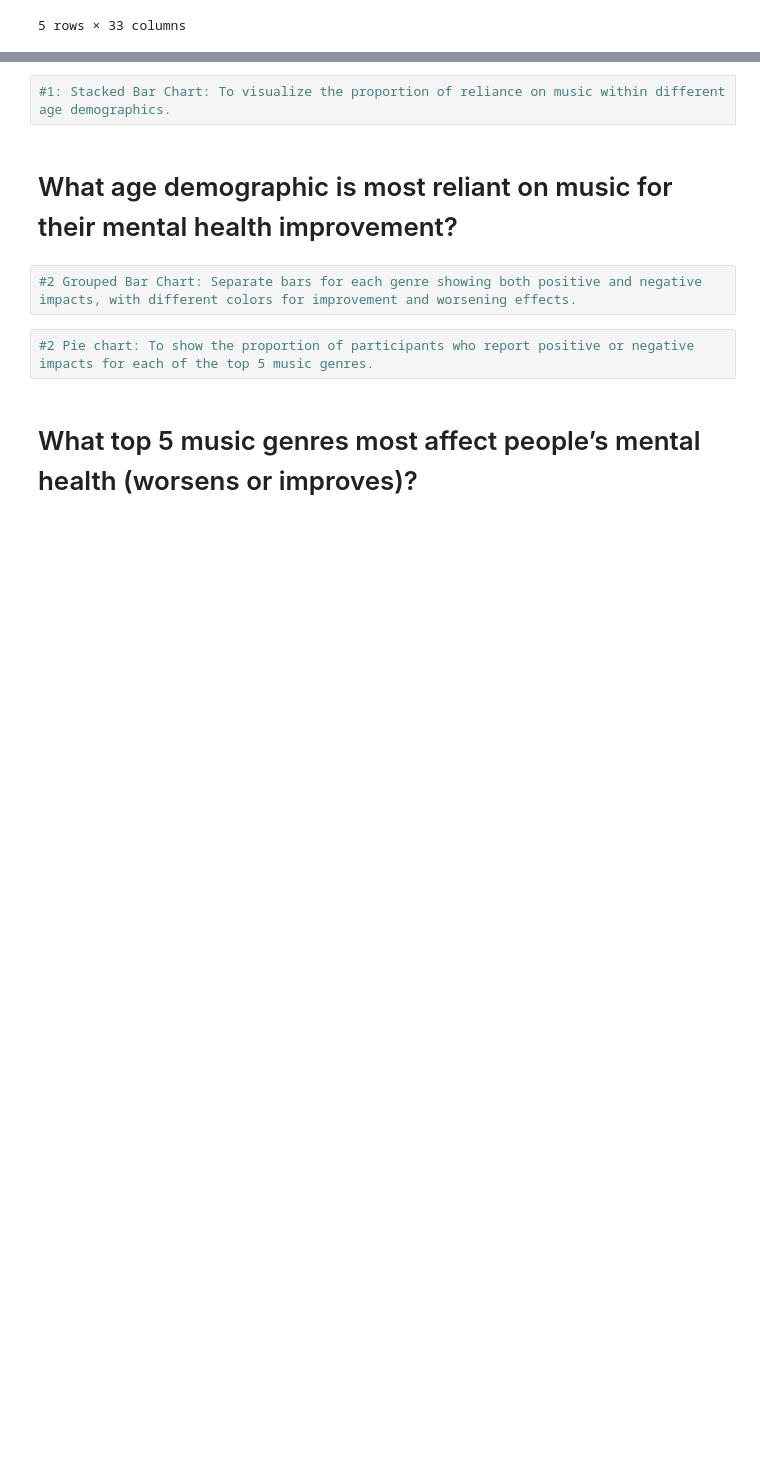
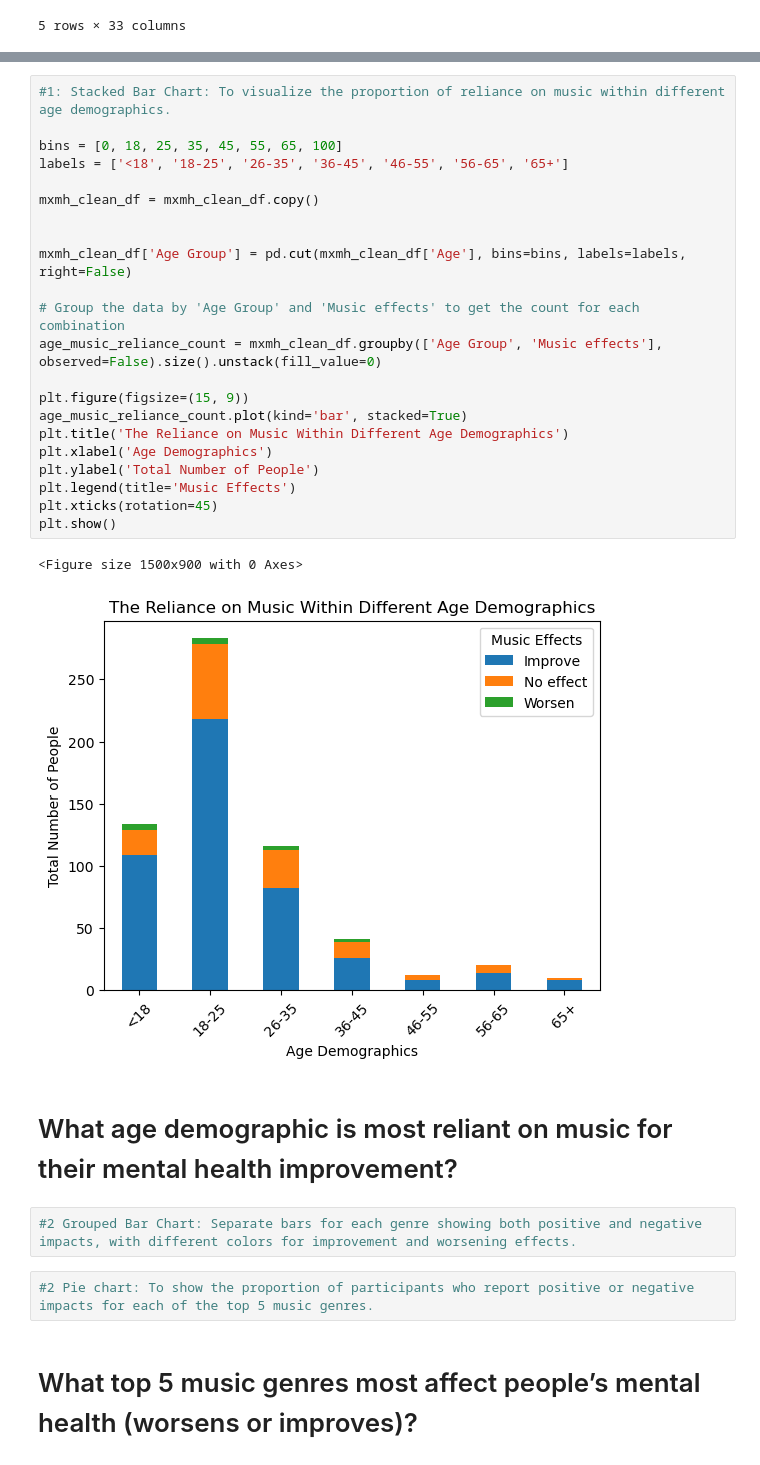
Before and after one commit to karinaahumada01/project-1, a Jupyter notebook: mxmh_main_analysis.ipynb, the cells around one changed output, grey strips where cells are left out. Cells and saved outputs as stored; diff of their text form; blank space fills up the shorter version.

```diff
--- a/mxmh_main_analysis.ipynb
+++ b/mxmh_main_analysis.ipynb
@@ -82,5 +105,28 @@ improvement_df = mxmh_df[mxmh_df['Music effects'] == 'Improve']
 # %%
 #1: Stacked Bar Chart: To visualize the proportion of reliance on music within different age demographics.
+
+bins = [0, 18, 25, 35, 45, 55, 65, 100]
+labels = ['<18', '18-25', '26-35', '36-45', '46-55', '56-65', '65+']
+
+mxmh_clean_df = mxmh_clean_df.copy()
+
+
+mxmh_clean_df['Age Group'] = pd.cut(mxmh_clean_df['Age'], bins=bins, labels=labels, right=False)
+
+# Group the data by 'Age Group' and 'Music effects' to get the count for each combination
+age_music_reliance_count = mxmh_clean_df.groupby(['Age Group', 'Music effects'], observed=False).size().unstack(fill_value=0)
+
+plt.figure(figsize=(15, 9))
+age_music_reliance_count.plot(kind='bar', stacked=True)
+plt.title('The Reliance on Music Within Different Age Demographics')
+plt.xlabel('Age Demographics')
+plt.ylabel('Total Number of People')
+plt.legend(title='Music Effects')
+plt.xticks(rotation=45)
+plt.show()
+# %% [output]
+<Figure size 1500x900 with 0 Axes>
+[figure, added]
 # %% [markdown]
 # What age demographic is most reliant on music for their mental health improvement?
 # %%
```
Also changed, not shown: parts of 1 cell of this notebook.
